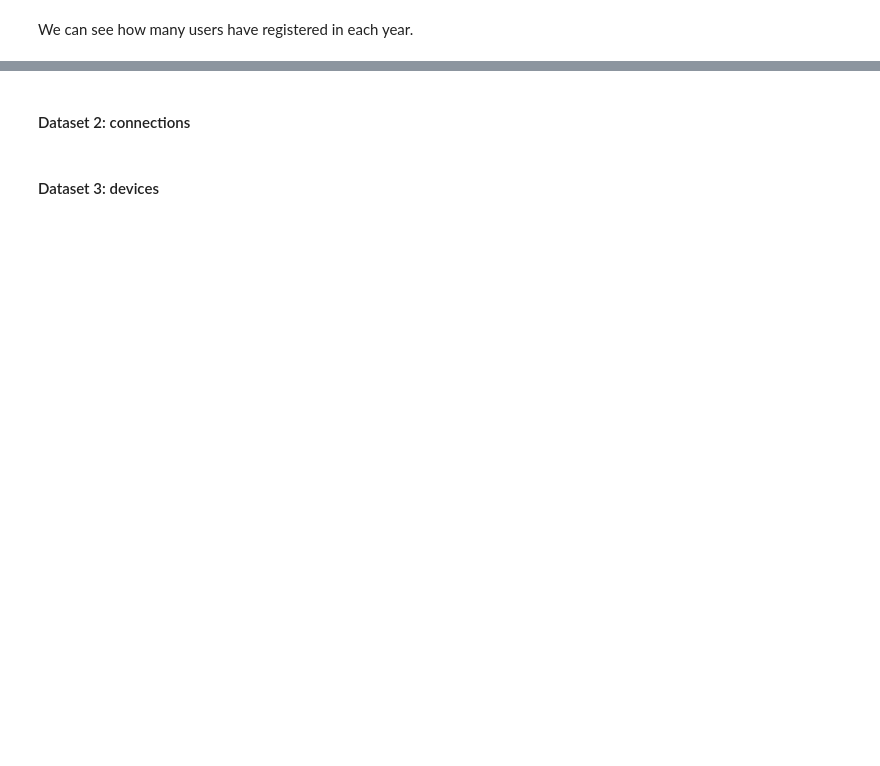
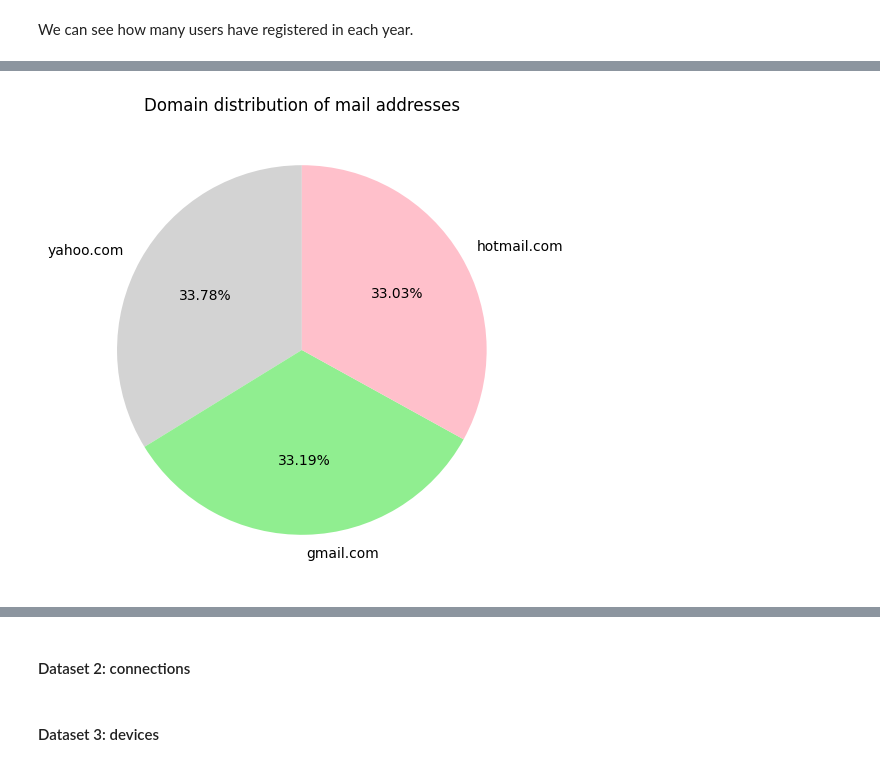
Before and after one commit to myrres0/IAU-2024, a Jupyter notebook: phase-1.ipynb, the cells around one changed output, grey strips where cells are left out. Drawn from its saved outputs; the diff is of its cells as text; code cells hidden in the pictures; blank space fills up the shorter version.

```diff
--- a/phase-1.ipynb
+++ b/phase-1.ipynb
@@ -303,0 +368,8 @@ plt.show()
+# %%
+plt.figure(figsize=(8, 6))
+plt.title(f'Domain distribution of mail addresses')
+profiles_data['mail-formatted'].value_counts().plot.pie(autopct='%1.2f%%', startangle=90, colors=['lightgrey', 'lightgreen', 'pink'])
+plt.ylabel('')
+plt.show()
+# %% [output]
+[figure, added]
```
Also changed, not shown: parts of 43 cells of this notebook.
